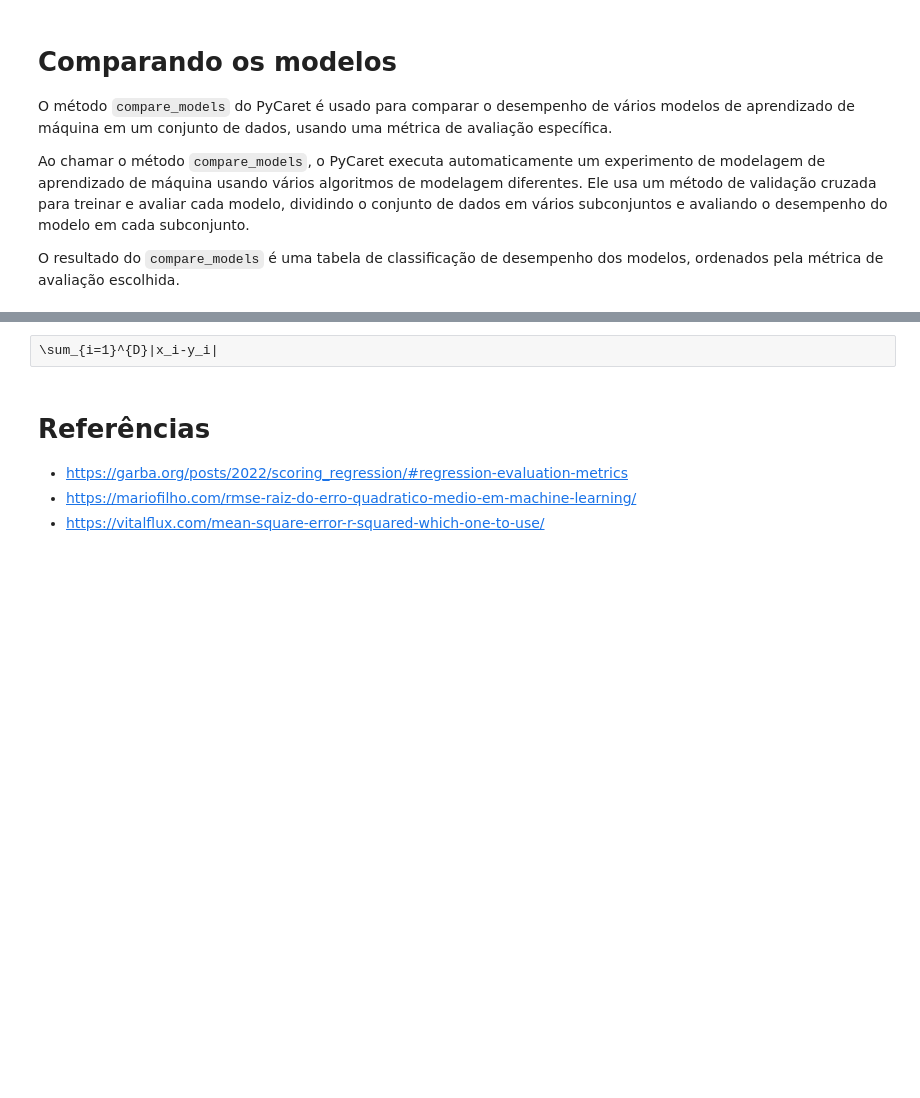
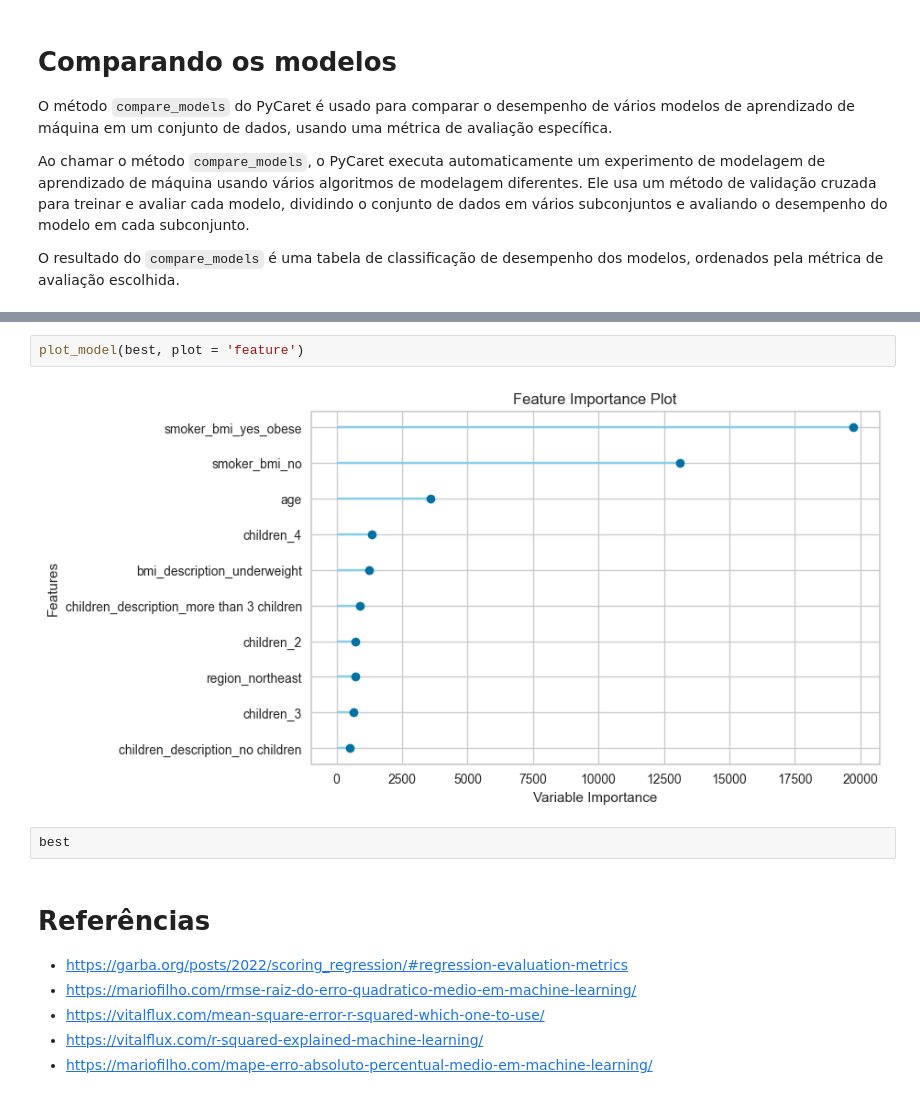
Before and after one commit to lstarke/Health-Insurance-Cost-Prediction, a Jupyter notebook: LeandroStarke_Health_Insurance_Cost_Prediction_(AutoML).ipynb, the cells around one changed output, grey strips where cells are left out. Saved outputs shown, nothing was run; the diff lists cells and outputs as text; blank space fills up the shorter version.

```diff
--- a/LeandroStarke_Health_Insurance_Cost_Prediction_(AutoML).ipynb
+++ b/LeandroStarke_Health_Insurance_Cost_Prediction_(AutoML).ipynb
@@ -283,8 +319,14 @@ onde:
+# %%
+plot_model(best, plot = 'feature')
+# %% [output]
+[figure, added]
 # %% [raw]
-\sum_{i=1}^{D}|x_i-y_i|
+best
 # %% [markdown]
 # Referências
 
 * https://garba.org/posts/2022/scoring_regression/#regression-evaluation-metrics
 * https://mariofilho.com/rmse-raiz-do-erro-quadratico-medio-em-machine-learning/
 * https://vitalflux.com/mean-square-error-r-squared-which-one-to-use/
+* https://vitalflux.com/r-squared-explained-machine-learning/
+* https://mariofilho.com/mape-erro-absoluto-percentual-medio-em-machine-learning/
```
Also changed, not shown: parts of 9 cells of this notebook.
